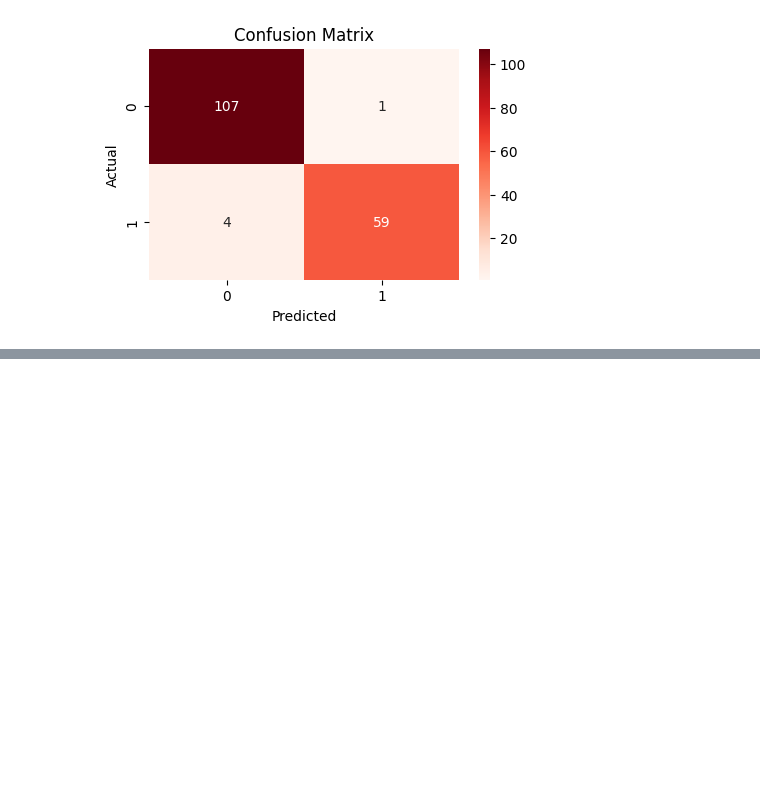
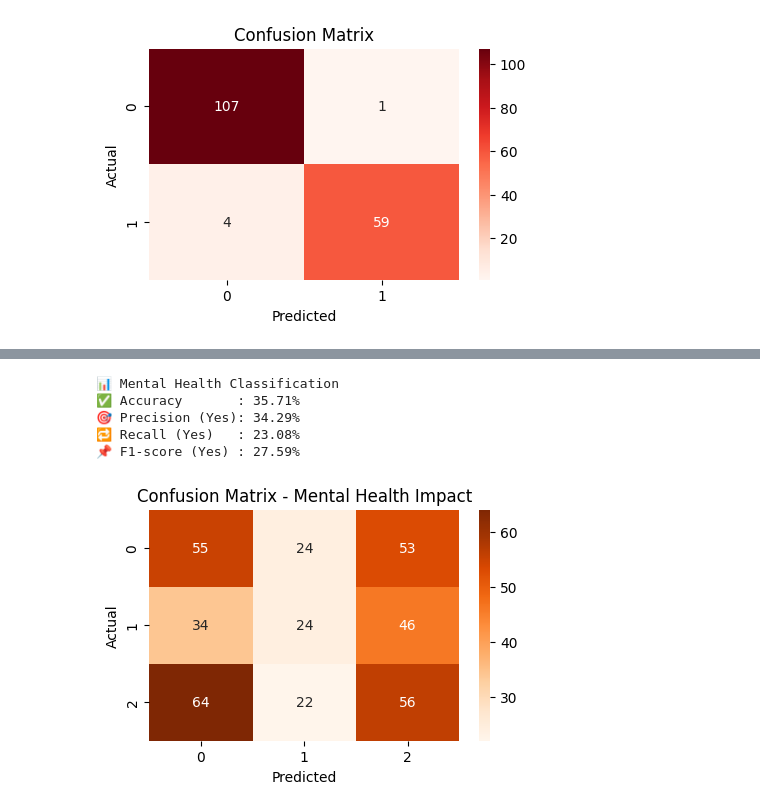
Before and after one commit to Stefina-11/pynotes, a Jupyter notebook: notebooks/basics/test_1.ipynb, the cells around one changed output, grey strips where cells are left out. Saved outputs shown, nothing was run; the diff lists cells and outputs as text; code cells hidden in the pictures; blank space fills up the shorter version.

```diff
--- a/notebooks/basics/test_1.ipynb
+++ b/notebooks/basics/test_1.ipynb
@@ -523,0 +677,58 @@ F1-score Point : 95.93
+# %%
+import pandas as pd
+from sklearn.model_selection import train_test_split
+from sklearn.ensemble import RandomForestClassifier
+from sklearn.metrics import accuracy_score, classification_report
+import seaborn as sns
+import matplotlib.pyplot as plt
+df = pd.read_csv("survey.csv")
+df = df[["Age", "Gender", "family_history", "benefits", "care_options", "seek_help", "mental_health_consequence"]]
+df.dropna(inplace=True)
+def clean_gender(g):
+    g = g.lower()
+    if "male" in g:
+        return 0
+    elif "female" in g:
+        return 1
+    else:
+        return 2
+df["Gender"] = df["Gender"].apply(clean_gender)
+df.replace({
+    "Yes": 1, "No": 0,
+    "Don't know": 2, "Not sure": 2, "Maybe": 2,
+    "Some of them": 1, "Not available": 0
+}, inplace=True)
+df["mental_health_consequence"] = df["mental_health_consequence"].replace({
+    "Yes": 1,
+    "No": 0,
+    "Maybe": 1   # Treat "Maybe" as potential consequence
+})
+df["mental_health_consequence"] = df["mental_health_consequence"].astype(int)
+X = df.drop("mental_health_consequence", axis=1)
+y = df["mental_health_consequence"]
+X_train, X_test, y_train, y_test = train_test_split(
+    X, y, test_size=0.3, random_state=42
+)
+model = RandomForestClassifier(n_estimators=100, random_state=42)
+model.fit(X_train, y_train)
+y_pred = model.predict(X_test)
+report = classification_report(y_test, y_pred, output_dict=True)
+acc = accuracy_score(y_test, y_pred)
+print("Mental Health Classification")
+print(f"Accuracy       : {acc*100:.2f}%")
+print(f"Precision (Yes): {report['1']['precision']*100:.2f}%")
+print(f"Recall (Yes)   : {report['1']['recall']*100:.2f}%")
+print(f"F1-score (Yes) : {report['1']['f1-score']*100:.2f}%")
+plt.figure(figsize=(5, 3))
+sns.heatmap(pd.crosstab(y_test, y_pred), annot=True, fmt="d", cmap="Oranges")
+plt.xlabel("Predicted")
+plt.ylabel("Actual")
+plt.title("Confusion Matrix - Mental Health Impact")
+plt.show()
+# %% [output]
+📊 Mental Health Classification
+✅ Accuracy       : 35.71%
+🎯 Precision (Yes): 34.29%
+🔁 Recall (Yes)   : 23.08%
+📌 F1-score (Yes) : 27.59%
+[figure, added]
```
Also changed, not shown: parts of 3 cells of this notebook, 4 other files.
